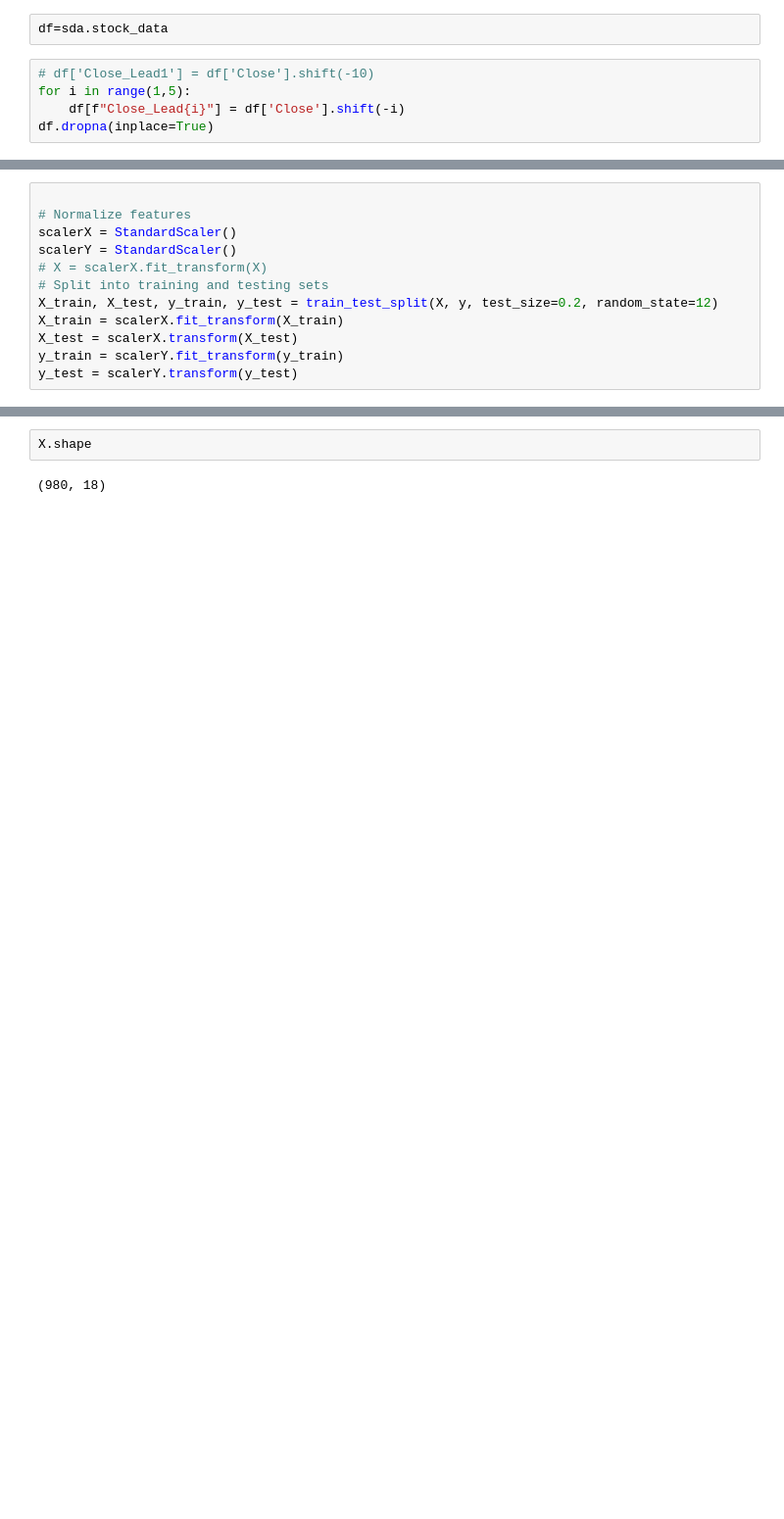
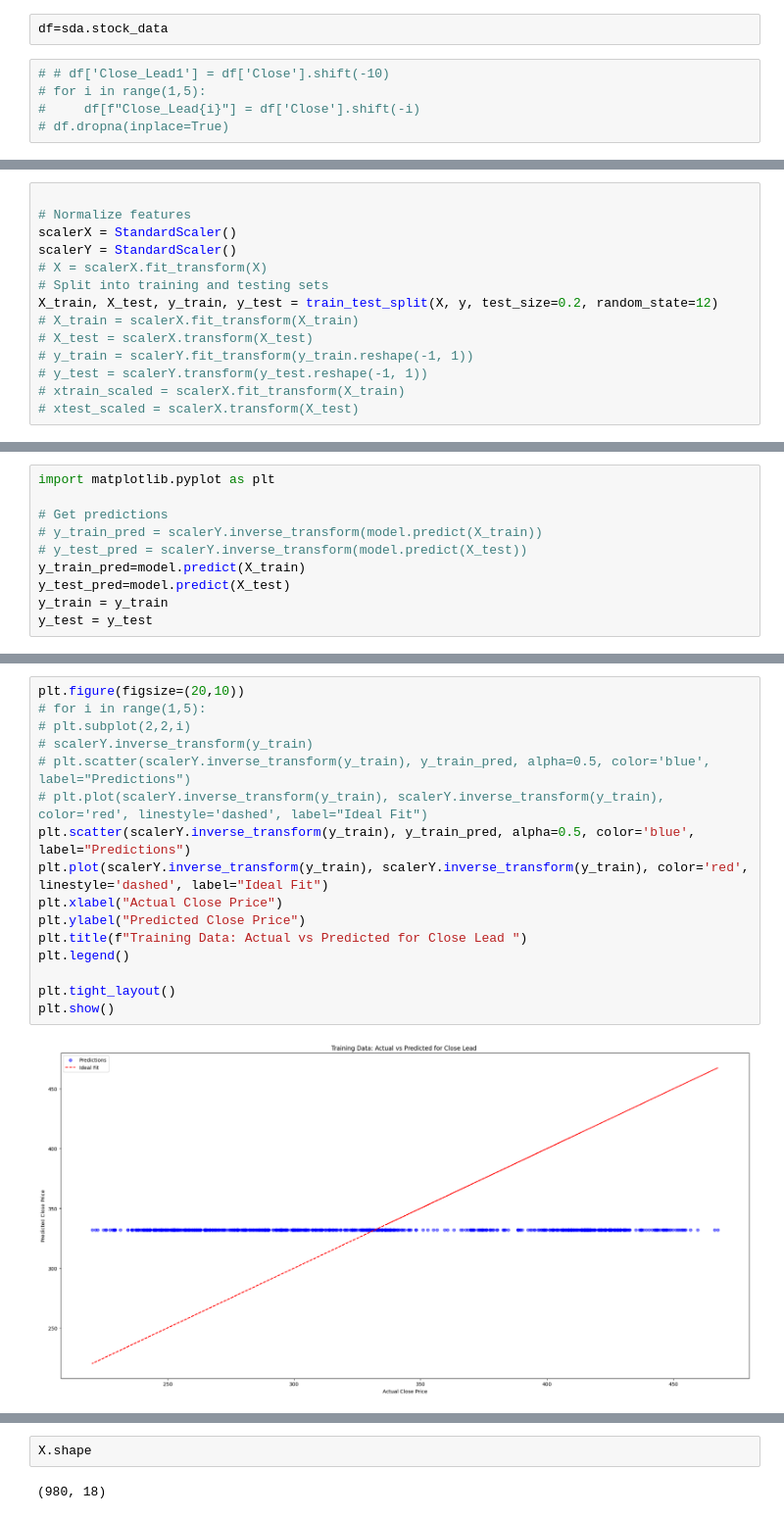
Before and after one commit to WizadCarton11/BloomTrading, a Jupyter notebook: ML/model_testing.ipynb, the cells around one changed output, grey strips where cells are left out. Shown at 98% size. Saved outputs shown, nothing was run; the diff lists cells and outputs as text; blank space fills up the shorter version.

```diff
--- a/ML/model_testing.ipynb
+++ b/ML/model_testing.ipynb
@@ -7,10 +25,10 @@ sda.fetch_from_db_and_analyze()
 # %%
 df=sda.stock_data
 # %%
-# df['Close_Lead1'] = df['Close'].shift(-10)
-for i in range(1,5):
-    df[f"Close_Lead{i}"] = df['Close'].shift(-i)
-df.dropna(inplace=True)
+# # df['Close_Lead1'] = df['Close'].shift(-10)
+# for i in range(1,5):
+#     df[f"Close_Lead{i}"] = df['Close'].shift(-i)
+# df.dropna(inplace=True)
 # %%
 df.columns
 # %% [output]
@@ -50,8 +84,10 @@ scalerY = StandardScaler()
 # X = scalerX.fit_transform(X)
 # Split into training and testing sets
 X_train, X_test, y_train, y_test = train_test_split(X, y, test_size=0.2, random_state=12)
-X_train = scalerX.fit_transform(X_train)
-X_test = scalerX.transform(X_test)
-y_train = scalerY.fit_transform(y_train)
-y_test = scalerY.transform(y_test)
+# X_train = scalerX.fit_transform(X_train)
+# X_test = scalerX.transform(X_test)
+# y_train = scalerY.fit_transform(y_train.reshape(-1, 1))
+# y_test = scalerY.transform(y_test.reshape(-1, 1))
+# xtrain_scaled = scalerX.fit_transform(X_train)
+# xtest_scaled = scalerX.transform(X_test)
 # %%
@@ -102,0 +160,10 @@ Test MAE: 501.30
+# %%
+import matplotlib.pyplot as plt
+
+# Get predictions
+# y_train_pred = scalerY.inverse_transform(model.predict(X_train))
+# y_test_pred = scalerY.inverse_transform(model.predict(X_test))
+y_train_pred=model.predict(X_train)
+y_test_pred=model.predict(X_test)
+y_train = y_train
+y_test = y_test
@@ -102,0 +203,18 @@ Test MAE: 501.30
+# %%
+plt.figure(figsize=(20,10))
+# for i in range(1,5):
+# plt.subplot(2,2,i)
+# scalerY.inverse_transform(y_train)
+# plt.scatter(scalerY.inverse_transform(y_train), y_train_pred, alpha=0.5, color='blue', label="Predictions")
+# plt.plot(scalerY.inverse_transform(y_train), scalerY.inverse_transform(y_train), color='red', linestyle='dashed', label="Ideal Fit")
+plt.scatter(scalerY.inverse_transform(y_train), y_train_pred, alpha=0.5, color='blue', label="Predictions")
+plt.plot(scalerY.inverse_transform(y_train), scalerY.inverse_transform(y_train), color='red', linestyle='dashed', label="Ideal Fit")
+plt.xlabel("Actual Close Price")
+plt.ylabel("Predicted Close Price")
+plt.title(f"Training Data: Actual vs Predicted for Close Lead ")
+plt.legend()
+
+plt.tight_layout()
+plt.show()
+# %% [output]
+[figure, added]
```
Also changed, not shown: parts of 24 cells of this notebook, 7 other files.
